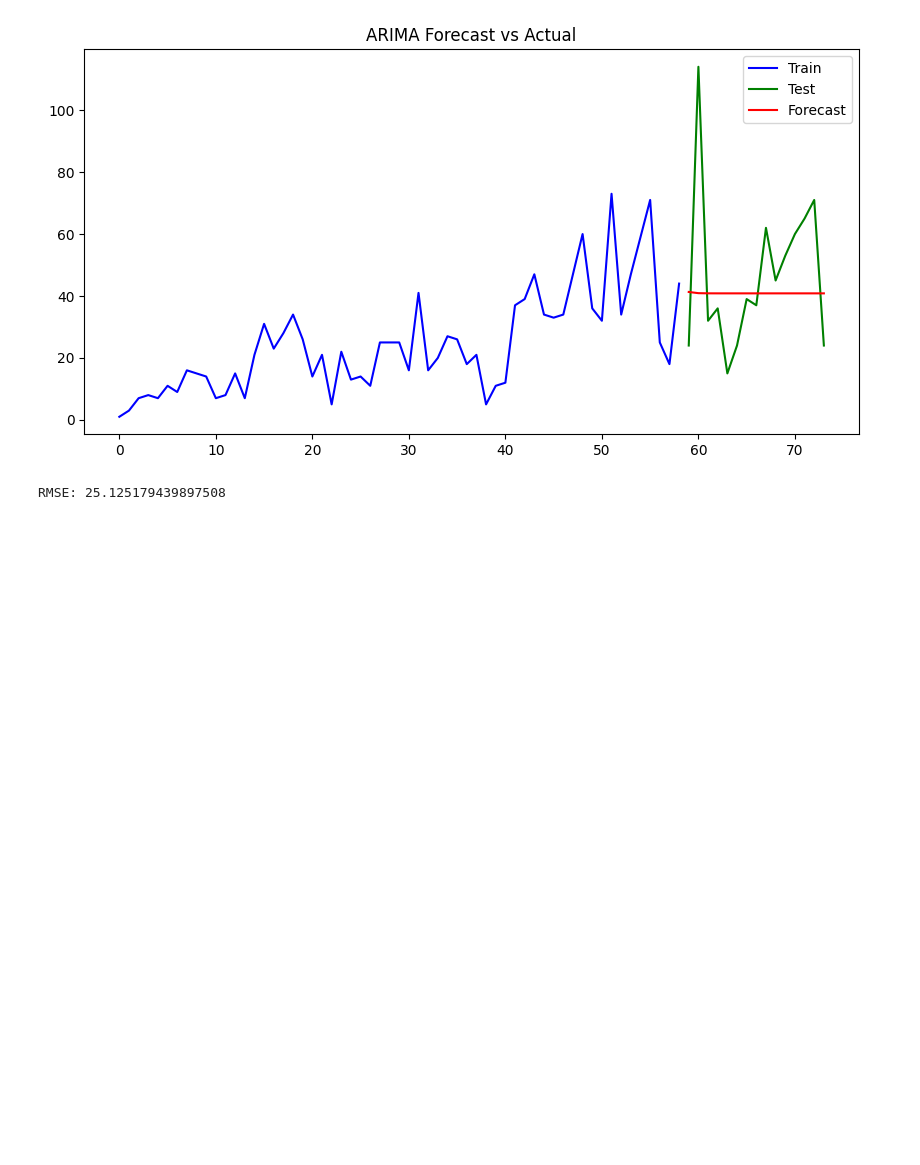
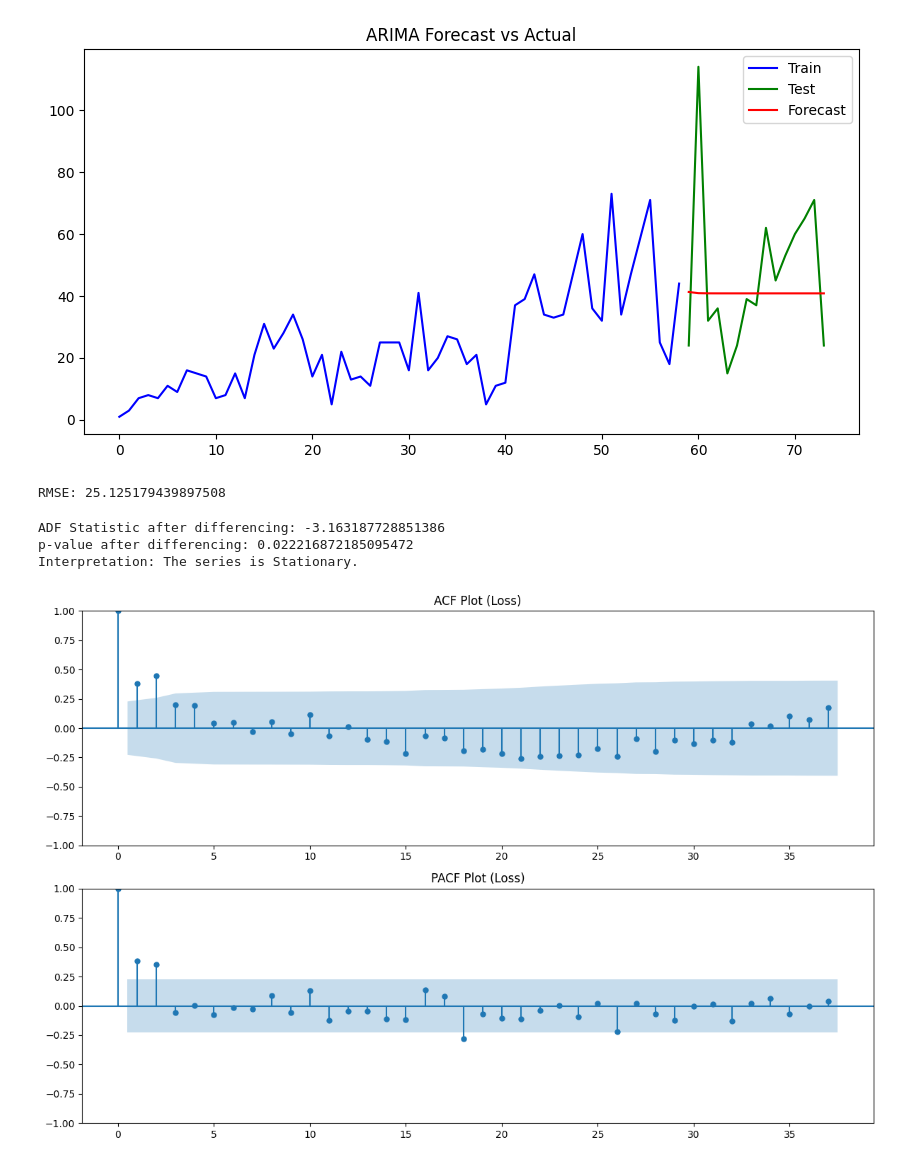
Before and after one commit to RainaVardhan/DS4002-Project-2, a Jupyter notebook: Only_Property_Damage.ipynb, the cells around one changed output. Drawn from its saved outputs; the diff is of its cells as text; code cells hidden in the pictures; blank space fills up the shorter version.

```diff
--- a/Only_Property_Damage.ipynb
+++ b/Only_Property_Damage.ipynb
@@ -258,3 +258,37 @@ rmse = mean_squared_error(test, forecast, squared=False)
 print(f"RMSE: {rmse}")
 # %% [output]
 RMSE: 25.125179439897508
+# %%
+#Applying differencing if series is non-stationary (p-value > 0.05)
+if result[1] > 0.05:
+    yearly_data['loss_diff'] = yearly_data['loss'].diff().dropna()
+    result = adfuller(yearly_data['loss_diff'])
+    stationarity_interpretation = "Stationary" if result[1] < 0.05 else "Non-Stationary"
+
+else:
+    yearly_data['loss_diff'] = yearly_data['loss']
+    stationarity_interpretation = "Stationary"
+
+print(f"ADF Statistic after differencing: {result[0]}")
+print(f"p-value after differencing: {result[1]}")
+print(f"Interpretation: The series is {stationarity_interpretation}.")
+# %% [output]
+ADF Statistic after differencing: -3.163187728851386
+p-value after differencing: 0.022216872185095472
+Interpretation: The series is Stationary.
+# %%
+max_lags = min(40, len(yearly_data['loss']) // 2)
+fig, ax = plt.subplots(2, figsize=(12, 8))
+
+#ACF plot to find 'q' (moving average term)
+plot_acf(yearly_data['loss'], lags=max_lags, ax=ax[0])
+ax[0].set_title('ACF Plot (Loss)')
+
+#PACF plot to find 'p' (autoregressive term)
+plot_pacf(yearly_data['loss'], lags=max_lags, ax=ax[1])
+ax[1].set_title('PACF Plot (Loss)')
+
+plt.tight_layout()
+plt.show()
+# %% [output]
+[figure, added]
```
Also changed, not shown: parts of 6 cells of this notebook.
